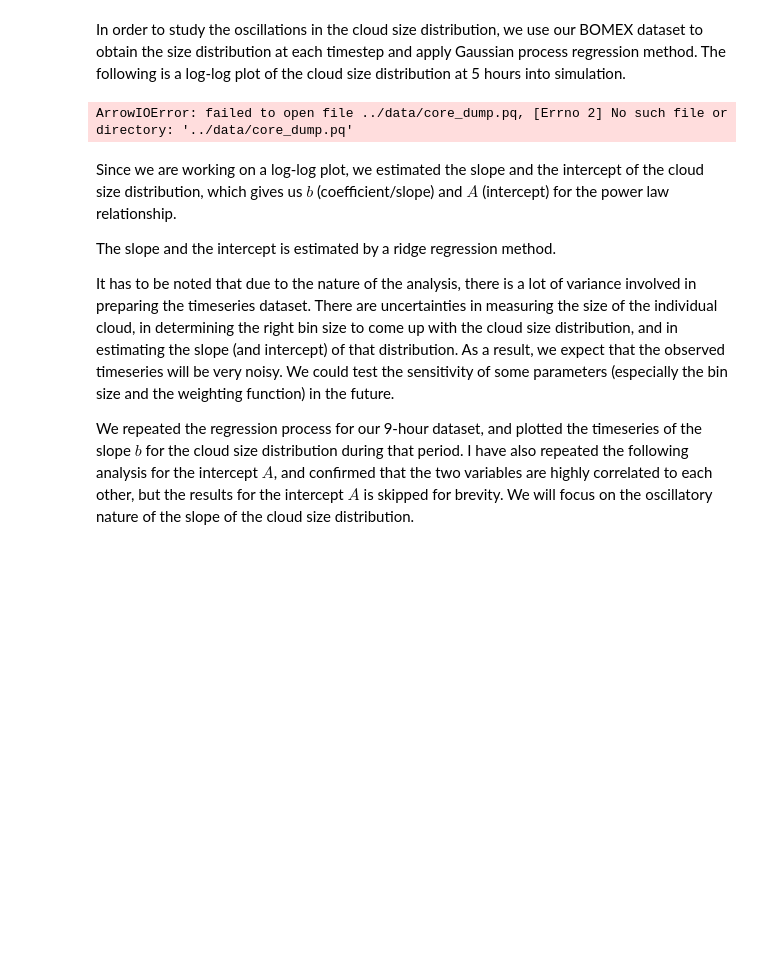
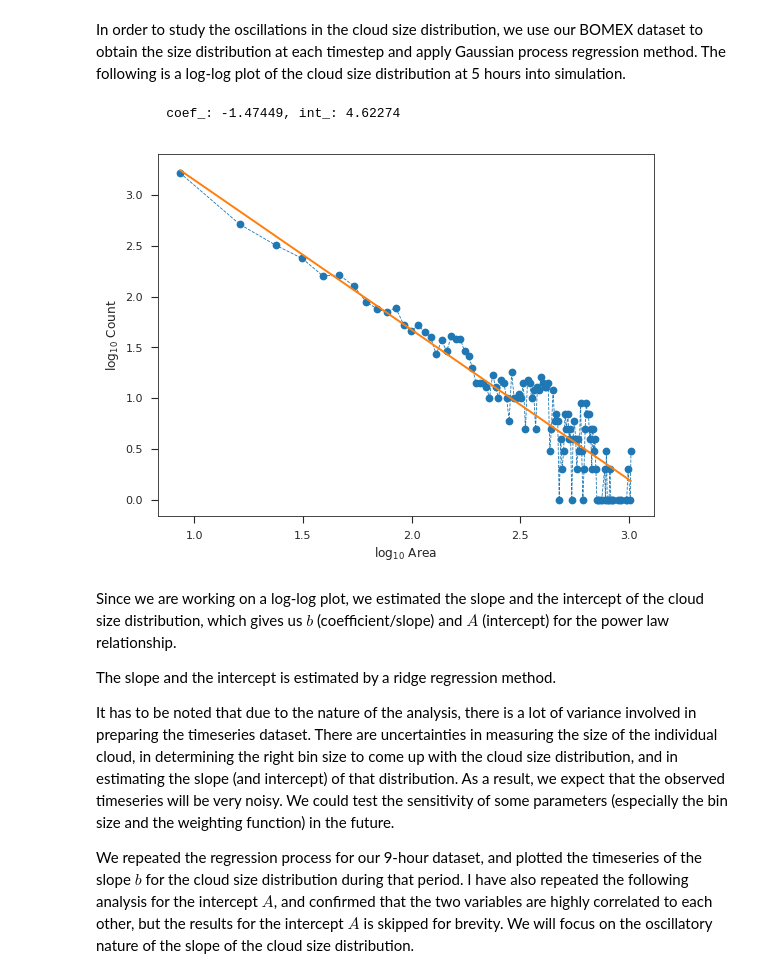
Before and after one commit to lorenghoh/gaussian_processes_ams_2018, a Jupyter notebook: notebooks/cloud_oscillation.ipynb, the cells around one changed output. Drawn from its saved outputs; the diff is of its cells as text; code cells hidden in the pictures; blank space fills up the shorter version.

```diff
--- a/notebooks/cloud_oscillation.ipynb
+++ b/notebooks/cloud_oscillation.ipynb
@@ -137,34 +153,35 @@ def calc_cloud_slope(df, mute=False):
 # %%
 import pyarrow.parquet as pq
 
 # Use ridge regression method to estimate the
 # slope of the cloud size distribution
-df_size = pq.read_table('../data/core_dump.pq', nthreads=6).to_pandas()
+df_size = pq.read_table('../pkl/core_dump.pq', nthreads=6).to_pandas()
 model = calc_cloud_slope(df_size)
 
 hist, bin_edges = np.histogram(df_size['area'], bins=135)
 m_ = (hist > 0)
 x, y = np.log10(bin_edges[1:][m_]), np.log10(hist[m_])
 
 #---- Plotting
 fig = plt.figure(1, figsize=(8, 6), dpi=80)
 fig.clf()
 sns.set_context('notebook')
 
 ax = plt.subplot(1, 1, 1)
 plt.xlabel(r'$\log_{10}$ Area')
 plt.ylabel(r'$\log_{10}$ Count')
 
 cmap = sns.cubehelix_palette(start=1.2, hue=1, \
                              light=1, rot=-1.05, as_cmap=True)
 
 plt.plot(x, y, '--o', lw=0.75)
 
 y_fit = model.predict(x[:, None])
 plt.plot(x, y_fit)
 plt.show()
 # %% [output]
-ArrowIOError: failed to open file ../data/core_dump.pq, [Errno 2] No such file or directory: '../data/core_dump.pq'
+         coef_: -1.47449, int_: 4.62274
+[figure, added]
 # %% [markdown]
  Since we are working on a log-log plot, we estimated the slope and the intercept of the cloud size distribution, which gives us $b$ (coefficient/slope) and $A$ (intercept) for the power law relationship.
 
```
Also changed, not shown: parts of 15 cells of this notebook, 2 other files.
